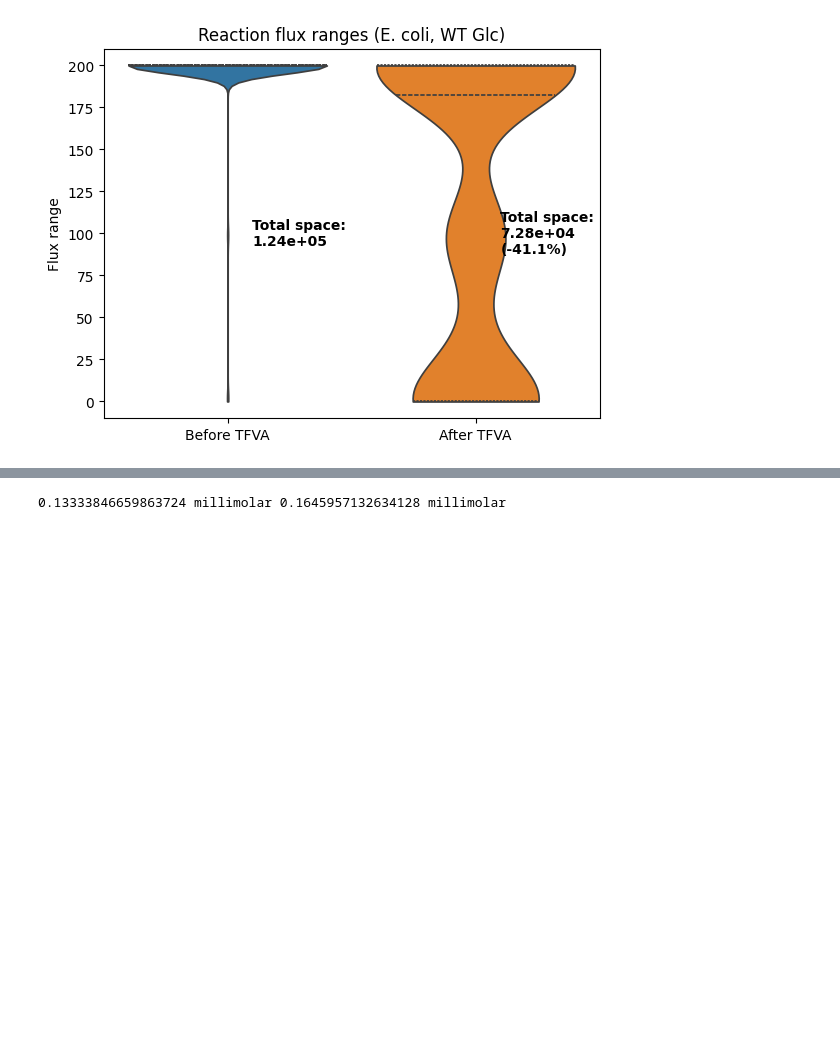
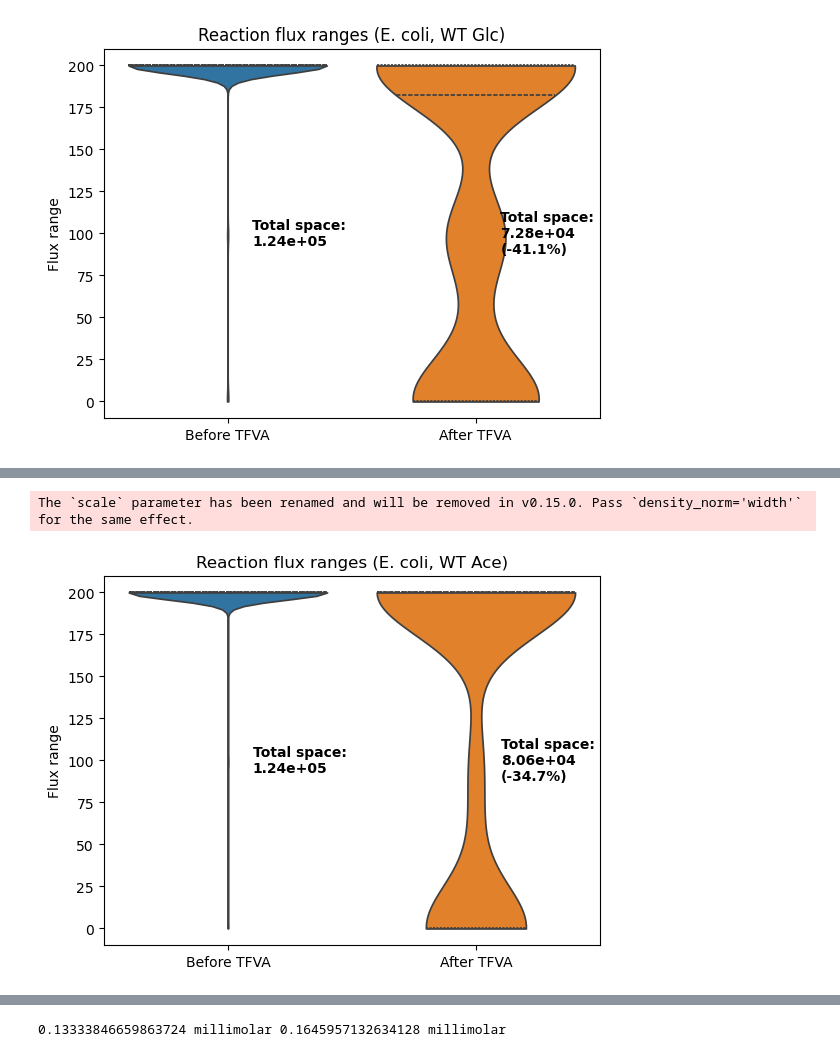
Before and after one commit to lasillje/MSC-Thermo, a Jupyter notebook: ecoli_flux_bounds/tfva_ecoli.ipynb, the cells around one changed output, grey strips where cells are left out. Drawn from its saved outputs; the diff is of its cells as text; code cells hidden in the pictures; blank space fills up the shorter version.

```diff
--- a/ecoli_flux_bounds/tfva_ecoli.ipynb
+++ b/ecoli_flux_bounds/tfva_ecoli.ipynb
@@ -806,7 +811,7 @@ def visualize_reduction_violin(bounds_before_csv, bounds_after_csv, title, log_s
 # %%
 
 
-def visualize_bounds_violin(bounds_before_csv, bounds_after_csv, title, unit="Flux", method="TFVA"):
+def visualize_bounds_violin(bounds_before_csv, bounds_after_csv, title, unit="Flux", method="TFVA", ax=None):
     "Visualize the difference between two sets of bounds"
 
     bounds_before = pd.read_csv(bounds_before_csv)
@@ -828,12 +833,13 @@ def visualize_bounds_violin(bounds_before_csv, bounds_after_csv, title, unit="Fl
     reduction_pct = (1 - (total_space_after / total_space_before)) * 100
 
     y_pos = 100
-    ax = sns.violinplot(
+    sns.violinplot(
     data=[width_before, width_after],
     inner="quartile",
     scale="width",
     bw_adjust=1.0,
-    cut=0
+    cut=0,
+    ax=ax
     )
 
     ax.text(0.1, y_pos, f"Total space:\n{total_space_before:.2e}",
@@ -842,9 +848,9 @@ def visualize_bounds_violin(bounds_before_csv, bounds_after_csv, title, unit="Fl
     ax.text(1.1, y_pos, f"Total space:\n{total_space_after:.2e}\n(-{reduction_pct:.1f}%)",
             ha='left', va='center', fontweight='bold', color='black')
 
-    plt.xticks([0, 1], [f"Before {method}", f"After {method}"])
-    plt.ylabel(f"{unit} range")
-    plt.title(title)
+    ax.set_xticks([0, 1], [f"Before {method}", f"After {method}"])
+    ax.set_ylabel(f"{unit} range")
+    ax.set_title(title)
 # %%
 def difference_bounds(bounds_a, bounds_b):
     "Compare the widths of the first set of bounds with the second set of bounds"
@@ -1289,0 +1313,5 @@ The `scale` parameter has been renamed and will be removed in v0.15.0. Pass `den
+# %%
+ace_violin = visualize_bounds_violin("results/bounds/complete_ecoli_WT_Ace_before.csv", "results/bounds/ecoli_WT_Ace_metabolome_tfva.csv", "Reaction flux ranges (E. coli, WT Ace)")
+# %% [output]
+The `scale` parameter has been renamed and will be removed in v0.15.0. Pass `density_norm='width'` for the same effect.
+[figure, added]
```
Also changed, not shown: parts of 17 cells of this notebook, 2 other files.
